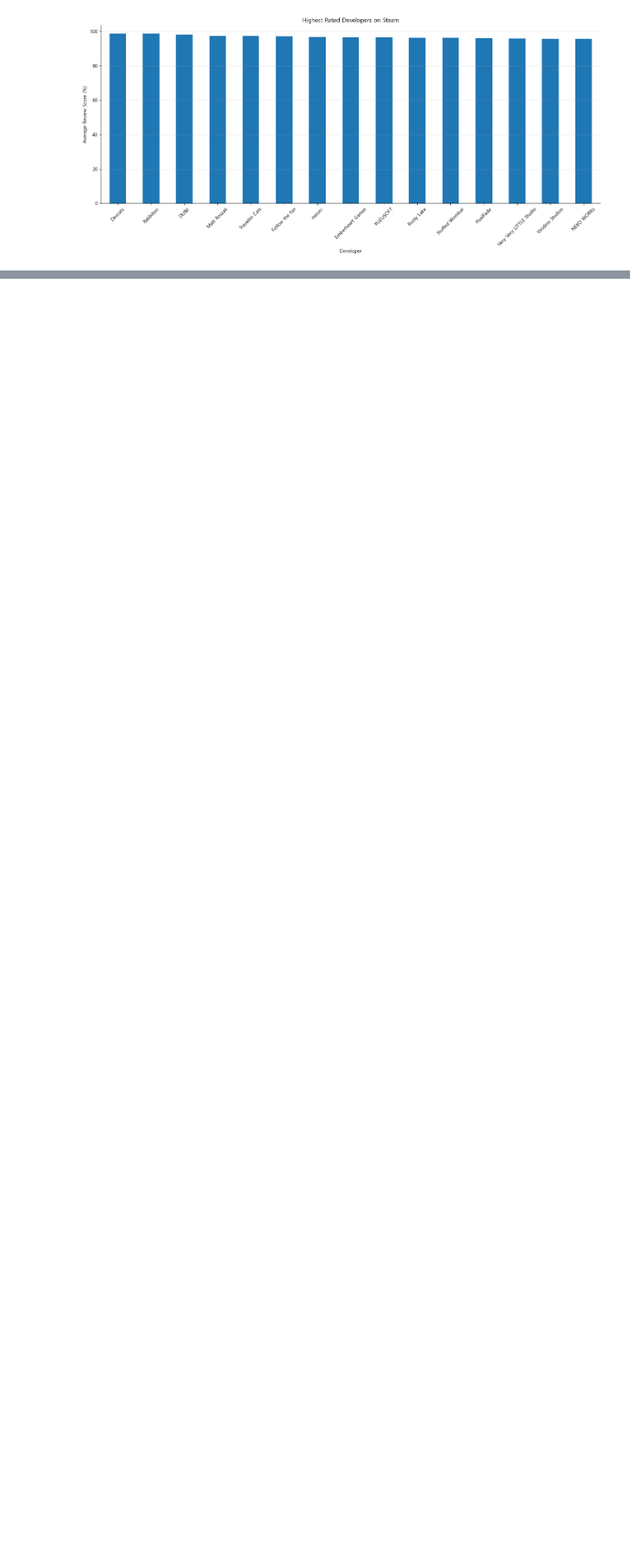
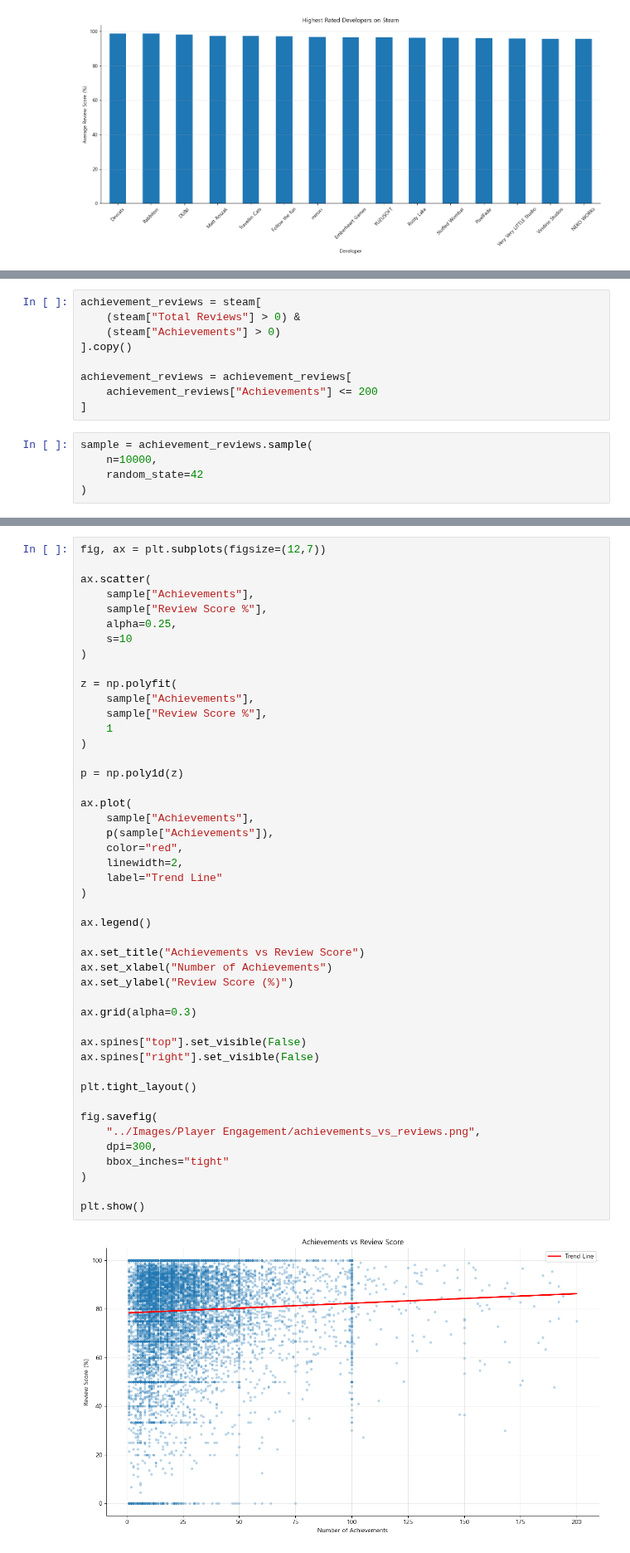
Before and after one commit to molikpunj/Steam-Games-Market-Analysis, a Jupyter notebook: Python/03_Exploratory_Data_Analysis.ipynb, the cells around one changed output, grey strips where cells are left out. Shown at 83% size. Drawn from its saved outputs; the diff is of its cells as text; blank space fills up the shorter version.

Commit message:
Added Player Engagement Insights

```diff
--- a/Python/03_Exploratory_Data_Analysis.ipynb
+++ b/Python/03_Exploratory_Data_Analysis.ipynb
@@ -577,0 +580,14 @@ plt.show()
+# %%
+achievement_reviews = steam[
+    (steam["Total Reviews"] > 0) &
+    (steam["Achievements"] > 0)
+].copy()
+
+achievement_reviews = achievement_reviews[
+    achievement_reviews["Achievements"] <= 200
+]
+# %%
+sample = achievement_reviews.sample(
+    n=10000,
+    random_state=42
+)
@@ -577,0 +602,48 @@ plt.show()
+# %%
+fig, ax = plt.subplots(figsize=(12,7))
+
+ax.scatter(
+    sample["Achievements"],
+    sample["Review Score %"],
+    alpha=0.25,
+    s=10
+)
+
+z = np.polyfit(
+    sample["Achievements"],
+    sample["Review Score %"],
+    1
+)
+
+p = np.poly1d(z)
+
+ax.plot(
+    sample["Achievements"],
+    p(sample["Achievements"]),
+    color="red",
+    linewidth=2,
+    label="Trend Line"
+)
+
+ax.legend()
+
+ax.set_title("Achievements vs Review Score")
+ax.set_xlabel("Number of Achievements")
+ax.set_ylabel("Review Score (%)")
+
+ax.grid(alpha=0.3)
+
+ax.spines["top"].set_visible(False)
+ax.spines["right"].set_visible(False)
+
+plt.tight_layout()
+
+fig.savefig(
+    "../Images/Player Engagement/achievements_vs_reviews.png",
+    dpi=300,
+    bbox_inches="tight"
+)
+
+plt.show()
+# %% [output]
+[figure, added]
```
Also changed, not shown: parts of 15 cells of this notebook, 6 other files.
